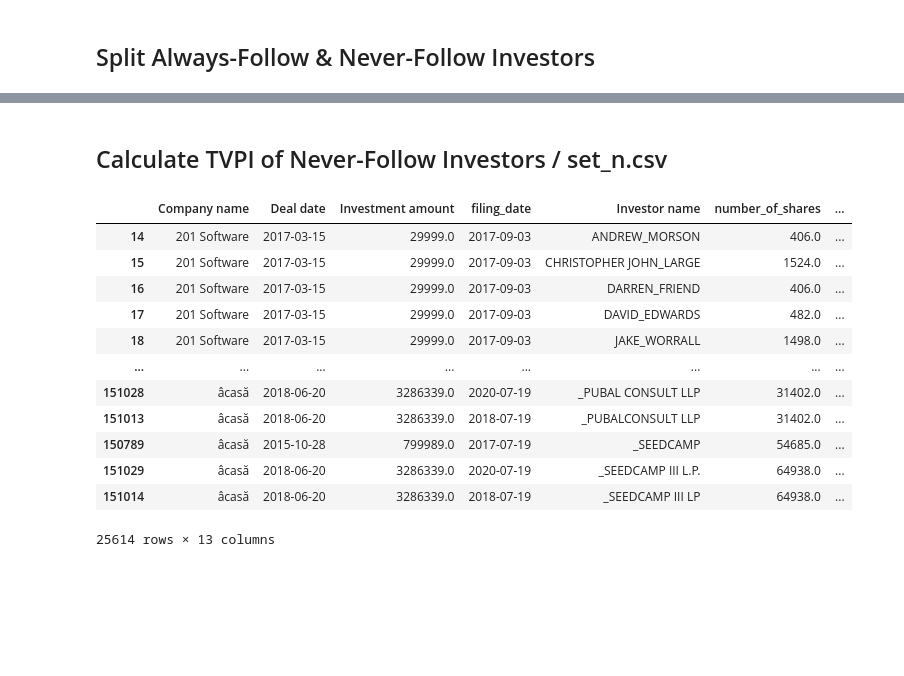
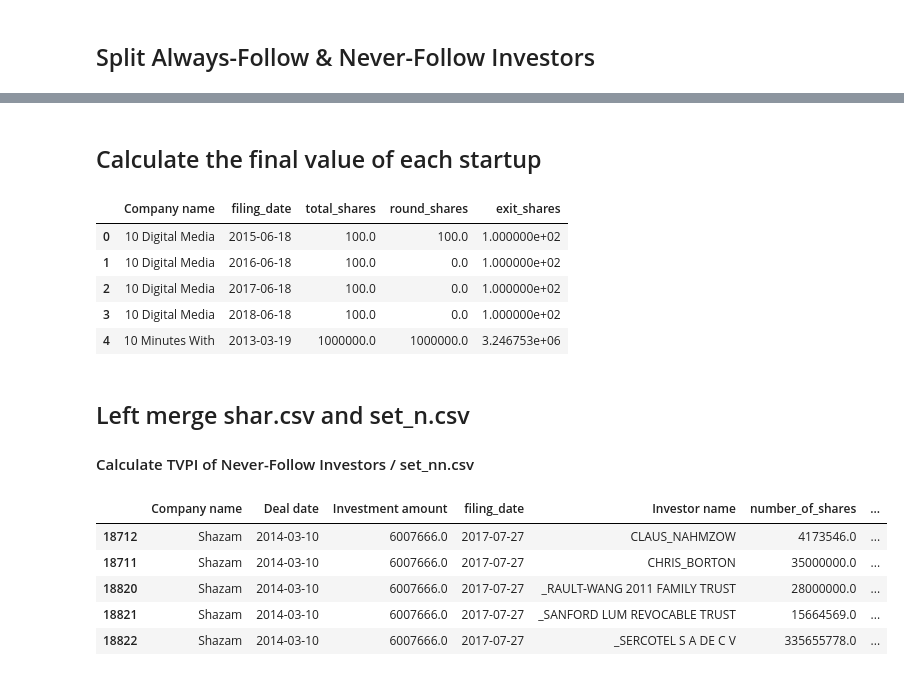
Before and after one commit to csynbiosys/dissertations-2021-info, a Jupyter notebook: Yating_Wei_Predict/data_process.ipynb, the cells around one changed output, grey strips where cells are left out. Cells and saved outputs as stored; diff of their text form; code cells hidden in the pictures; blank space fills up the shorter version.

```diff
--- a/Yating_Wei_Predict/data_process.ipynb
+++ b/Yating_Wei_Predict/data_process.ipynb
@@ -228,0 +172,16 @@ set_a.to_csv(r'set_a.csv')    #export alwaysfollow.csv
+# %%
+shar = shares.drop_duplicates(subset=['filing_date','Company name'], keep='last')
+shar['total_shares'] = shar['number_of_shares']*100/shar['percent_total']
+#Calculate the cumulative number of shares issued by the startup firms in each funding round
+shar.round({'total_shares': 2})
+shar = shar.loc[:,['Company name','filing_date','total_shares']]
+length_column = shar.shape[0]
+shar['round_shares'] = ''
+for i in range(0,length_column):
+    if shar['Company name'].iloc[i] == shar['Company name'].iloc[i-1]:
+        shar['round_shares'].iloc[i] = shar['total_shares'].iloc[i]-shar['total_shares'].iloc[i-1]
+    else:
+        shar['round_shares'].iloc[i] = shar['total_shares'].iloc[i]
+#Calculate the number of shares issued separately by the startup in each funding round
+shar.head()
+#[14982 rows x 4 columns]
@@ -229,19 +206,38 @@ set_a.to_csv(r'set_a.csv')    #export alwaysfollow.csv
+# %% [markdown]
+## Calculate the final value of each startup
+# %%
+exit_value = shar.drop(columns='round_shares')
+exit_value = exit_value.drop_duplicates(subset='Company name', keep='last')
+exit_value = exit_value.rename(columns={'total_shares':'exit_shares'})
+#Calculate the cumulative number of shares issued by the company at the time of investor exit
+exit_value = exit_value.drop(columns='filing_date')
+shar = pd.merge(shar, exit_value, on='Company name',how='left')
+# shar.info() [14982 rows x 5 columns]
+shar.head()
+# %% [output]
+|  | Company name | filing_date | total_shares | round_shares | exit_shares |
+| 0 | 10 Digital Media | 2015-06-18 | 100.0 | 100.0 | 1.000000e+02 |
+| 1 | 10 Digital Media | 2016-06-18 | 100.0 | 0.0 | 1.000000e+02 |
+| 2 | 10 Digital Media | 2017-06-18 | 100.0 | 0.0 | 1.000000e+02 |
+| 3 | 10 Digital Media | 2018-06-18 | 100.0 | 0.0 | 1.000000e+02 |
+| 4 | 10 Minutes With | 2013-03-19 | 1000000.0 | 1000000.0 | 3.246753e+06 |
 # %% [markdown]
-## Calculate TVPI of Never-Follow Investors / set_n.csv
+## Left merge shar.csv and set_n.csv
+#### Calculate TVPI of Never-Follow Investors / set_nn.csv
-# %%
-set_n['tvpi']=(set_n['percent_total']*set_n['Exit price'])/(set_n['percent_class']*set_n['Investment amount'])
-set_n.round({'tvpi': 2})
-# %% [output]
-|  | Company name | Deal date | Investment amount | filing_date | Investor name | number_of_shares | ... |
-| 14 | 201 Software | 2017-03-15 | 29999.0 | 2017-09-03 | ANDREW_MORSON | 406.0 | ... |
-| 15 | 201 Software | 2017-03-15 | 29999.0 | 2017-09-03 | CHRISTOPHER JOHN_LARGE | 1524.0 | ... |
-| 16 | 201 Software | 2017-03-15 | 29999.0 | 2017-09-03 | DARREN_FRIEND | 406.0 | ... |
-| 17 | 201 Software | 2017-03-15 | 29999.0 | 2017-09-03 | DAVID_EDWARDS | 482.0 | ... |
-| 18 | 201 Software | 2017-03-15 | 29999.0 | 2017-09-03 | JAKE_WORRALL | 1498.0 | ... |
-| ... | ... | ... | ... | ... | ... | ... | ... |
-| 151028 | âcasă | 2018-06-20 | 3286339.0 | 2020-07-19 | _PUBAL CONSULT LLP | 31402.0 | ... |
-| 151013 | âcasă | 2018-06-20 | 3286339.0 | 2018-07-19 | _PUBALCONSULT LLP | 31402.0 | ... |
-| 150789 | âcasă | 2015-10-28 | 799989.0 | 2017-07-19 | _SEEDCAMP | 54685.0 | ... |
-| 151029 | âcasă | 2018-06-20 | 3286339.0 | 2020-07-19 | _SEEDCAMP III L.P. | 64938.0 | ... |
-| 151014 | âcasă | 2018-06-20 | 3286339.0 | 2018-07-19 | _SEEDCAMP III LP | 64938.0 | ... |
-25614 rows × 13 columns
+# %%
+set_nn = pd.merge(set_n, shar, on=['Company name','filing_date'],how='left')
+set_nn = set_nn[~set_nn['round_shares'].isin([0])]    #Clear NaN 37023 --> 35288
+set_nn['total_value'] = set_nn['Exit price']/set_nn['exit_shares']*set_nn['number_of_shares']
+set_nn['paid_in'] = set_nn['Investment amount']/set_nn['round_shares']*set_nn['number_of_shares']
+set_nn = set_nn.loc[(set_nn['paid_in']>0)]    #drop the data which has dumped shares during funding
+set_nn['TVPI'] = set_nn['total_value']/set_nn['paid_in']
+set_nn = set_nn.sort_values(by='TVPI',ascending=False)
+set_nn.head()
+# set_nn.info()
+# %% [output]
+|  | Company name | Deal date | Investment amount | filing_date | Investor name | number_of_shares | ... |
+| 18712 | Shazam | 2014-03-10 | 6007666.0 | 2017-07-27 | CLAUS_NAHMZOW | 4173546.0 | ... |
+| 18711 | Shazam | 2014-03-10 | 6007666.0 | 2017-07-27 | CHRIS_BORTON | 35000000.0 | ... |
+| 18820 | Shazam | 2014-03-10 | 6007666.0 | 2017-07-27 | _RAULT-WANG 2011 FAMILY TRUST | 28000000.0 | ... |
+| 18821 | Shazam | 2014-03-10 | 6007666.0 | 2017-07-27 | _SANFORD LUM REVOCABLE TRUST | 15664569.0 | ... |
+| 18822 | Shazam | 2014-03-10 | 6007666.0 | 2017-07-27 | _SERCOTEL S A DE C V | 335655778.0 | ... |
```
Also changed, not shown: parts of 30 cells of this notebook.
